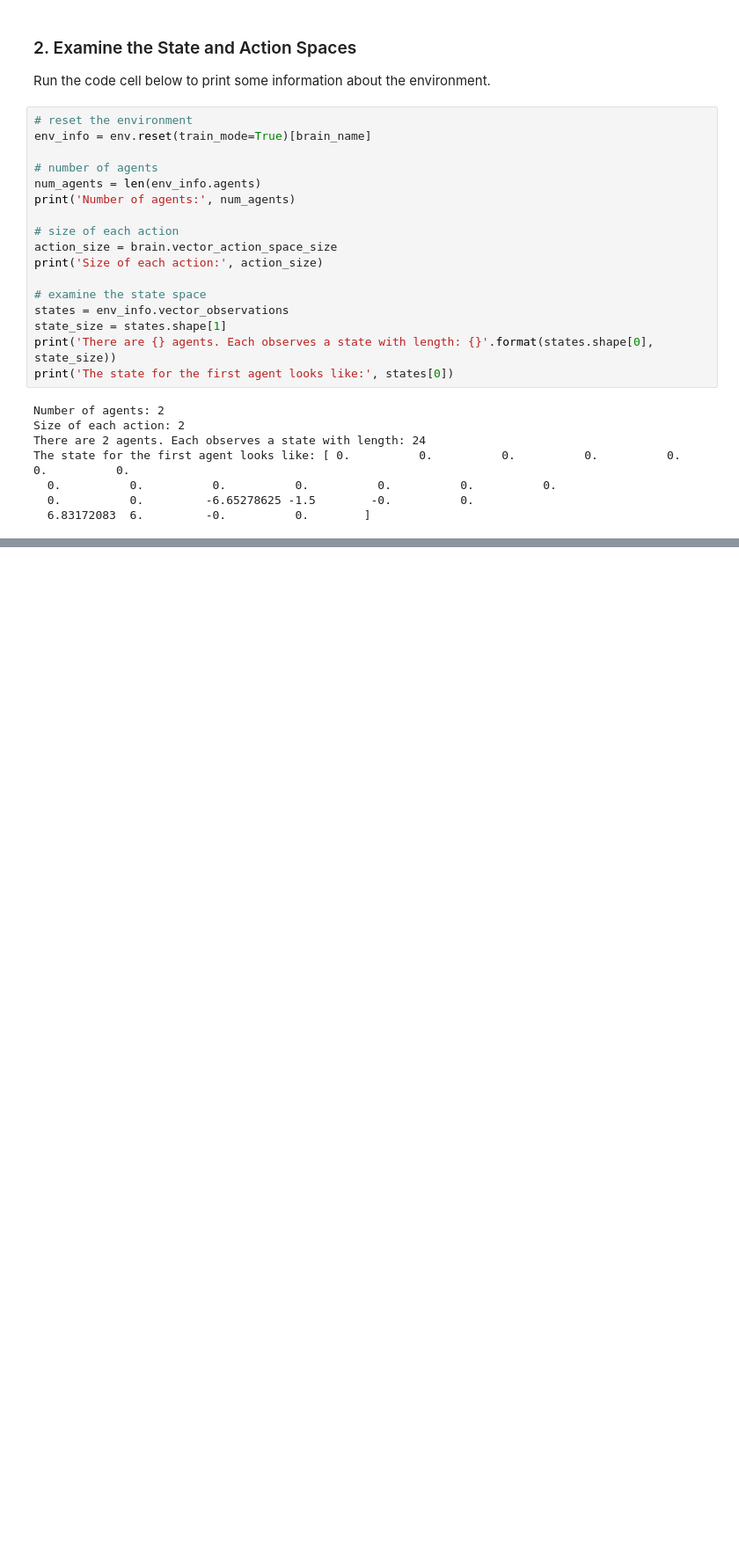
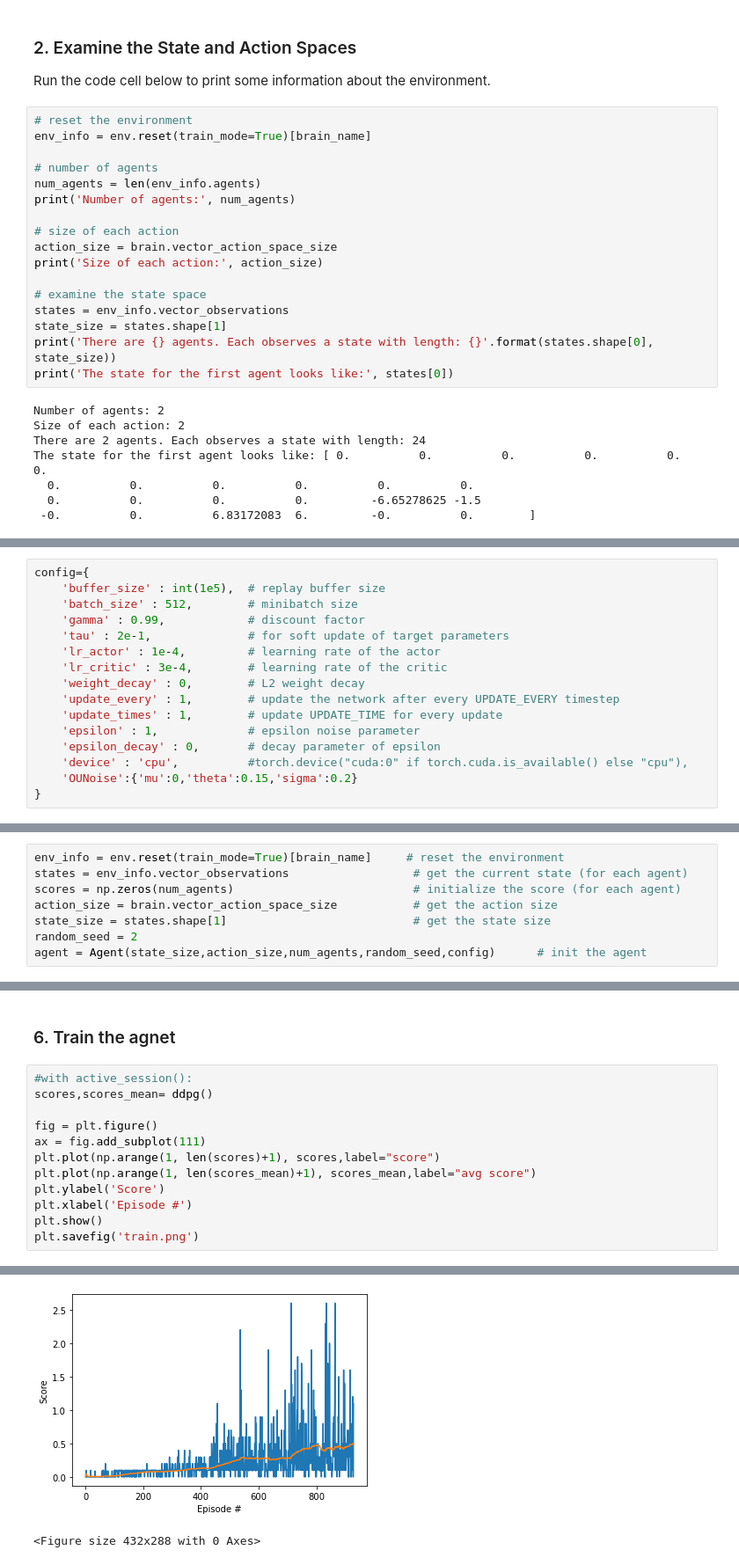
Before and after one commit to skingle/Deep-Reinforcenment-learning-Tennis, a Jupyter notebook: Tennis.ipynb, the cells around one changed output, grey strips where cells are left out. Shown: that part at 88% size. Saved outputs shown, nothing was run; the diff lists cells and outputs as text; blank space fills up the shorter version.

```diff
--- a/Tennis.ipynb
+++ b/Tennis.ipynb
@@ -119,0 +88,16 @@ env_info = env.reset(train_mode=True)[brain_name]
+# %%
+config={
+    'buffer_size' : int(1e5),  # replay buffer size
+    'batch_size' : 512,        # minibatch size
+    'gamma' : 0.99,            # discount factor
+    'tau' : 2e-1,              # for soft update of target parameters
+    'lr_actor' : 1e-4,         # learning rate of the actor
+    'lr_critic' : 3e-4,        # learning rate of the critic
+    'weight_decay' : 0,        # L2 weight decay
+    'update_every' : 1,        # update the network after every UPDATE_EVERY timestep
+    'update_times' : 1,        # update UPDATE_TIME for every update
+    'epsilon' : 1,             # epsilon noise parameter
+    'epsilon_decay' : 0,       # decay parameter of epsilon
+    'device' : 'cpu',          #torch.device("cuda:0" if torch.cuda.is_available() else "cpu"),
+    'OUNoise':{'mu':0,'theta':0.15,'sigma':0.2}
+}
@@ -119,0 +108,8 @@ env_info = env.reset(train_mode=True)[brain_name]
+# %%
+env_info = env.reset(train_mode=True)[brain_name]     # reset the environment
+states = env_info.vector_observations                  # get the current state (for each agent)
+scores = np.zeros(num_agents)                          # initialize the score (for each agent)
+action_size = brain.vector_action_space_size           # get the action size
+state_size = states.shape[1]                           # get the state size
+random_seed = 2
+agent = Agent(state_size,action_size,num_agents,random_seed,config)      # init the agent
@@ -119,0 +169,15 @@ env_info = env.reset(train_mode=True)[brain_name]
+# %% [markdown]
+### 6. Train the agnet
+# %%
+#with active_session():
+scores,scores_mean= ddpg()
+
+fig = plt.figure()
+ax = fig.add_subplot(111)
+plt.plot(np.arange(1, len(scores)+1), scores,label="score")
+plt.plot(np.arange(1, len(scores_mean)+1), scores_mean,label="avg score")
+plt.ylabel('Score')
+plt.xlabel('Episode #')
+plt.show()
+plt.savefig('train.png')
+# %% [output]
@@ -119,0 +201,2 @@ env_info = env.reset(train_mode=True)[brain_name]
+[figure, added]
+<Figure size 432x288 with 0 Axes>
```
Also changed, not shown: parts of 13 cells of this notebook, 6 other files.
